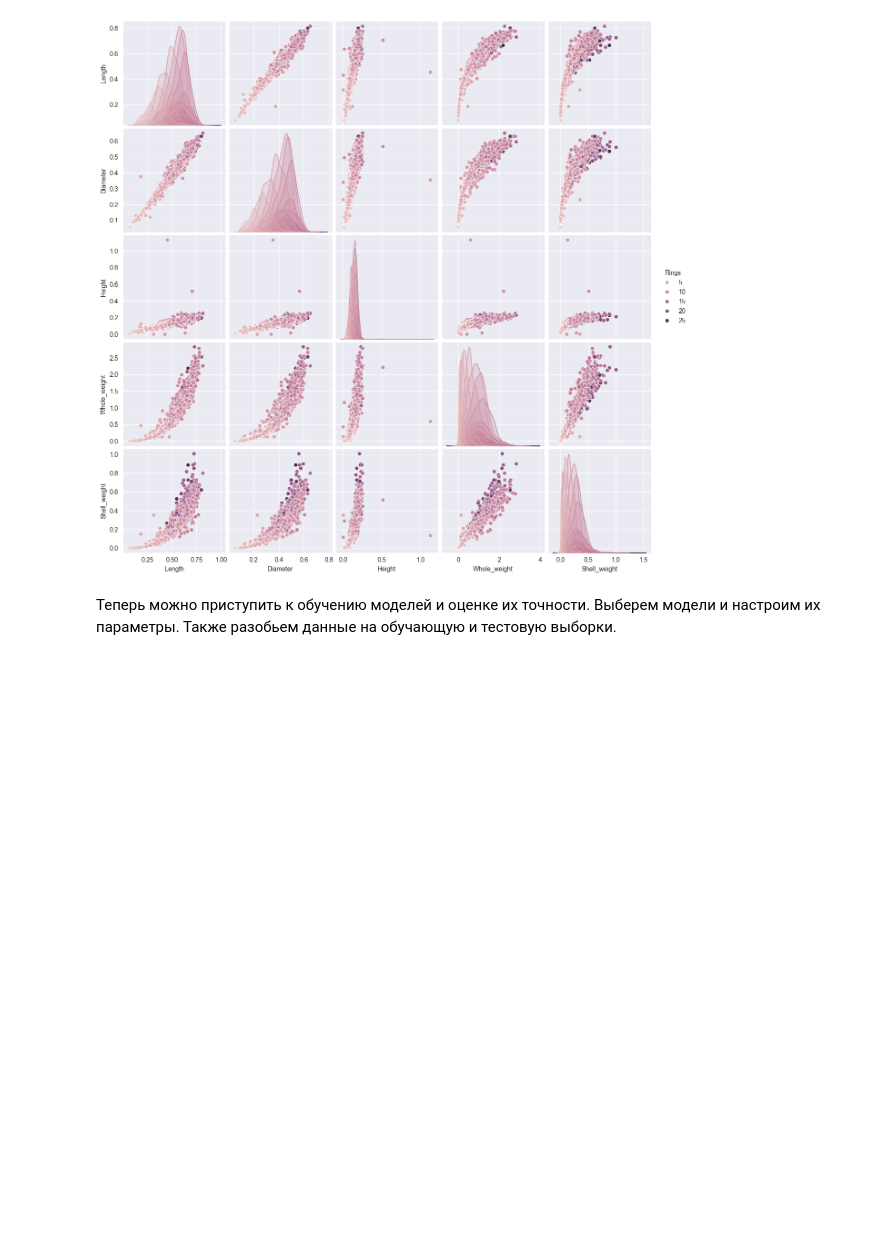
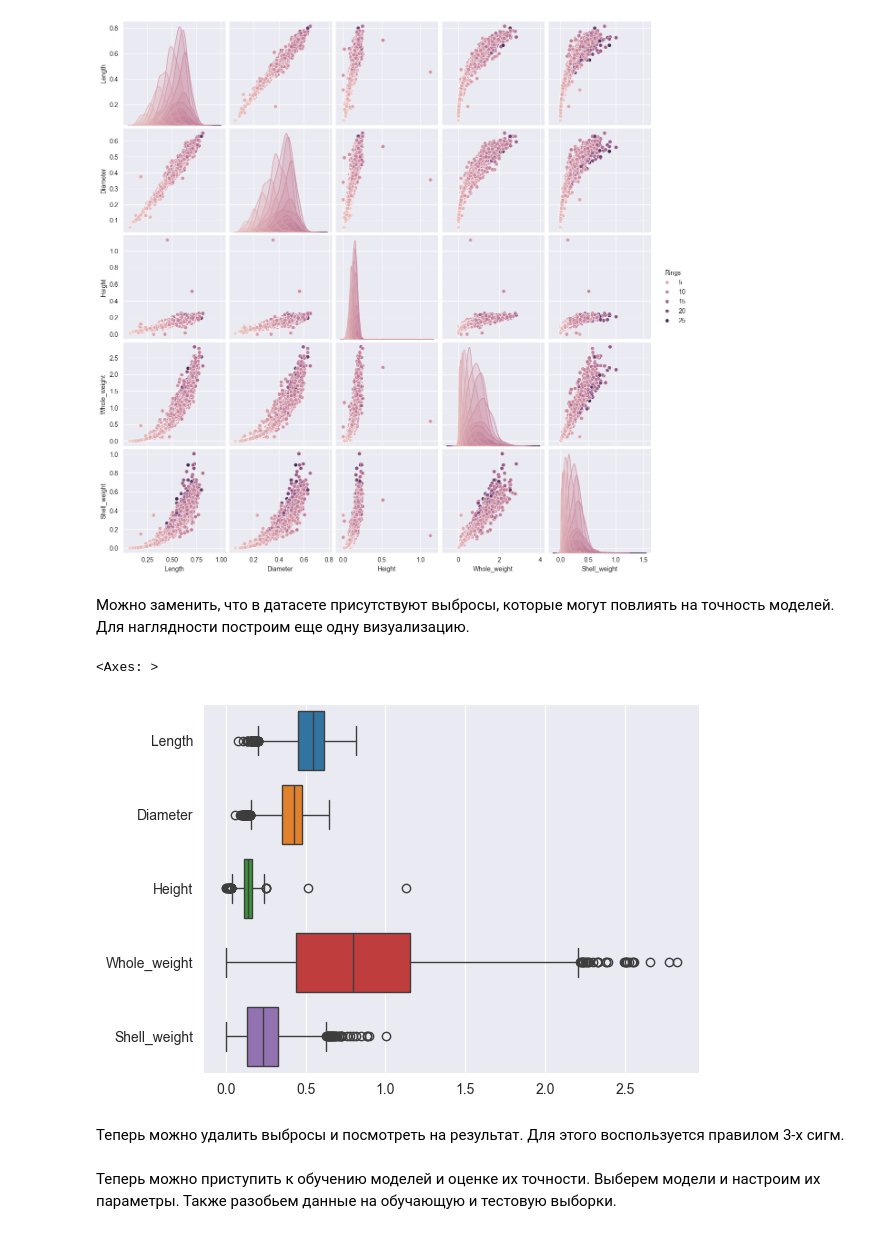
Before and after one commit to AlenaBls/abalone, a Jupyter notebook: abalone.ipynb, the cells around one changed output. Saved outputs shown, nothing was run; the diff lists cells and outputs as text; code cells hidden in the pictures; blank space fills up the shorter version.

Commit message:
Started working on selecting data, made a TODO for evening

```diff
--- a/abalone.ipynb
+++ b/abalone.ipynb
@@ -45,3 +47,15 @@ sns.pairplot(data=data_abalone, hue='Rings')
 # %% [output]
 <seaborn.axisgrid.PairGrid at 0x...>
 [figure]
+# %% [markdown]
+Можно заменить, что в датасете присутствуют выбросы, которые могут повлиять на точность моделей.
+Для наглядности построим еще одну визуализацию.
+# %%
+data_features = data_abalone[['Length', 'Diameter', 'Height', 'Whole_weight', 'Shell_weight']]
+sns.boxplot(data=data_features, orient='h')
+# %% [output]
+<Axes: >
+[figure, added]
+# %% [markdown]
+Теперь можно удалить выбросы и посмотреть на результат.
+Для этого воспользуется правилом 3-х сигм.
```
Also changed, not shown: parts of 4 cells of this notebook.
